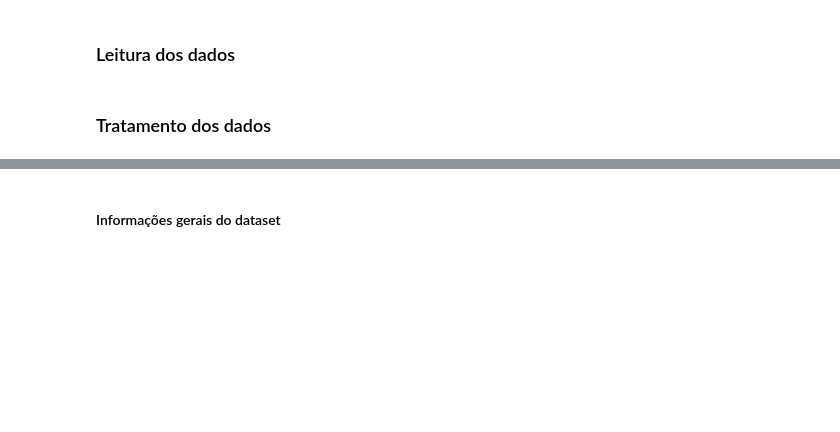
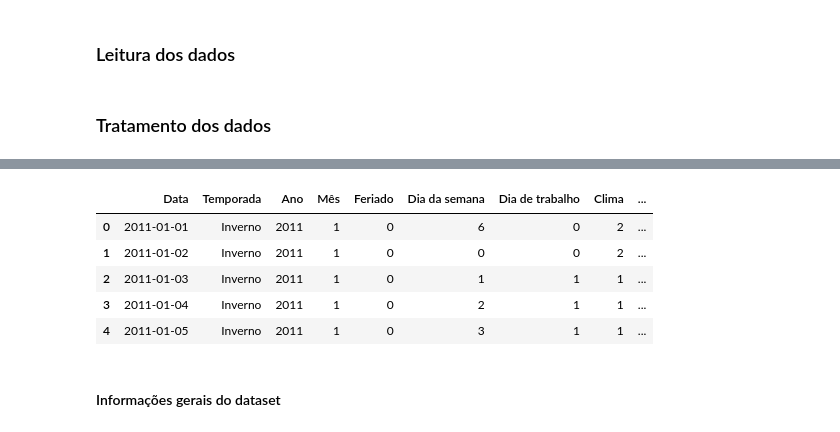
Before and after one commit to MarceloBindi30/A3_AnaliseDeDados, a Jupyter notebook: A3_Main.ipynb, the cells around one changed output, grey strips where cells are left out. Drawn from its saved outputs; the diff is of its cells as text; code cells hidden in the pictures; blank space fills up the shorter version.

```diff
--- a/A3_Main.ipynb
+++ b/A3_Main.ipynb
@@ -112,2 +99,18 @@ df.head(5)
+# %%
+#RENOMEANDO OS VALORES NUMERICOS PARA ESTAÇÕES DO ANO (season : season (1:winter, 2:spring, 3:summer, 4:fall)) e Ano  (yr : year (0: 2011, 1:2012))
+
+if 'Temporada' in df_traduzido.columns:
+        df_traduzido['Temporada'] = df_traduzido['Temporada'].replace({1: 'Inverno', 2: 'Primavera', 3: 'Verão', 4: 'Outono'})
+
+if 'Ano' in df_traduzido.columns:
+        df_traduzido['Ano'] = df_traduzido['Ano'].replace({0: '2011', 1: '2012'})
+df_traduzido.head(5)
+# %% [output]
+|  | Data | Temporada | Ano | Mês | Feriado | Dia da semana | Dia de trabalho | Clima | ... |
+| 0 | 2011-01-01 | Inverno | 2011 | 1 | 0 | 6 | 0 | 2 | ... |
+| 1 | 2011-01-02 | Inverno | 2011 | 1 | 0 | 0 | 0 | 2 | ... |
+| 2 | 2011-01-03 | Inverno | 2011 | 1 | 0 | 1 | 1 | 1 | ... |
+| 3 | 2011-01-04 | Inverno | 2011 | 1 | 0 | 2 | 1 | 1 | ... |
+| 4 | 2011-01-05 | Inverno | 2011 | 1 | 0 | 3 | 1 | 1 | ... |
 # %% [markdown]
 #### Informações gerais do dataset
```
Also changed, not shown: parts of 9 cells of this notebook.
